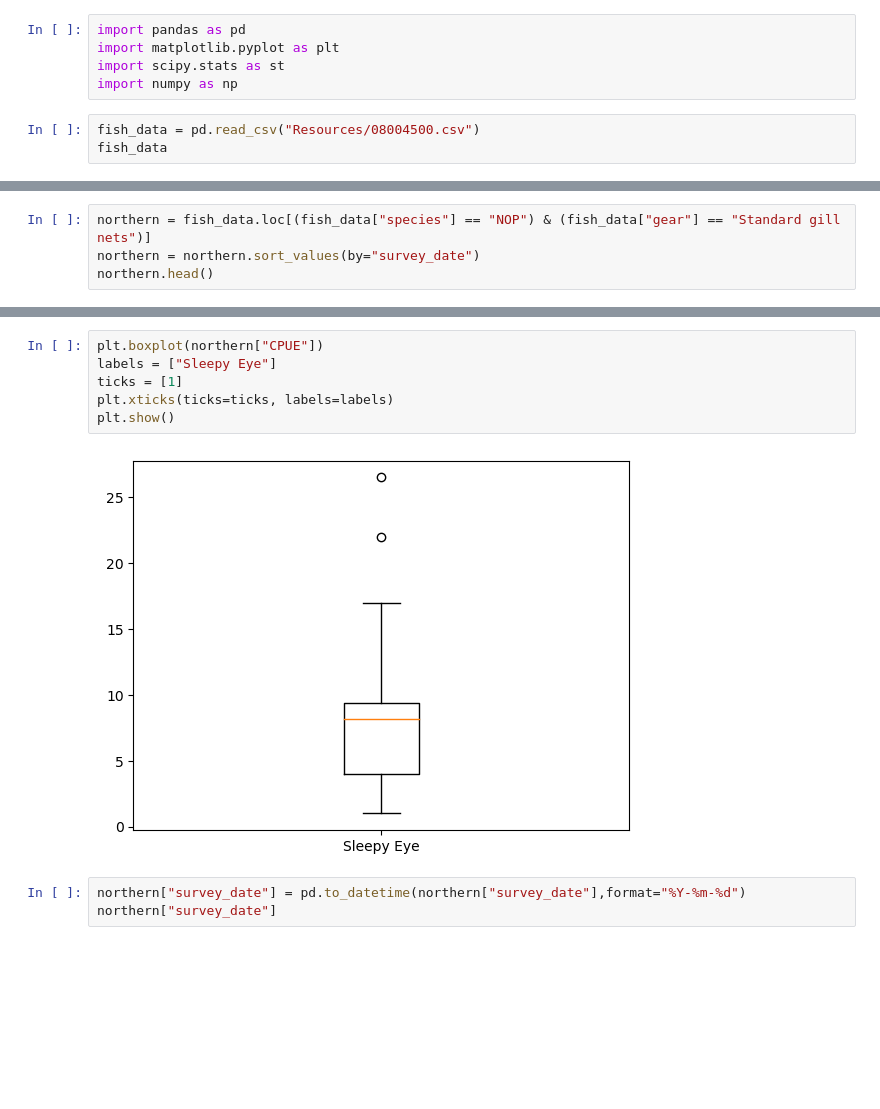
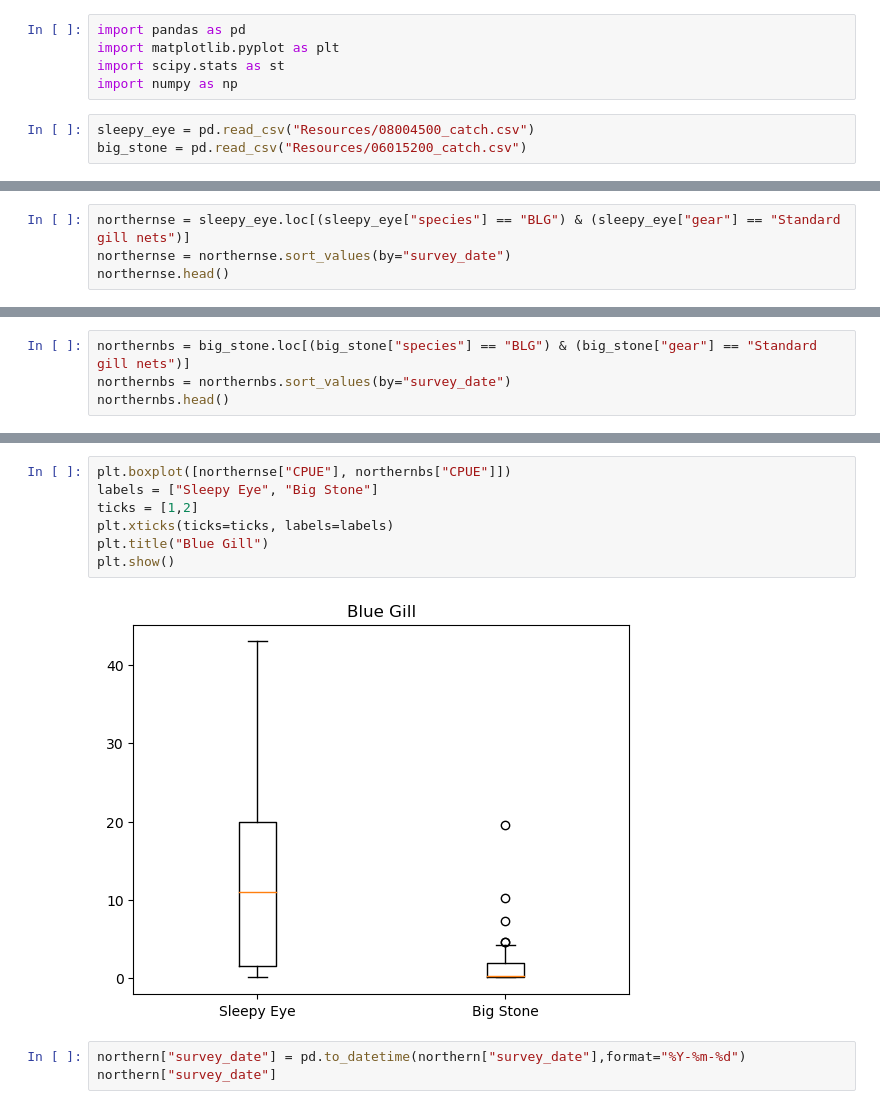
Before and after one commit to lwunderl/Minnesota-Fish-Explorer, a Jupyter notebook: Fish_Survey/fish_analysis.ipynb, the cells around one changed output, grey strips where cells are left out. Cells and saved outputs as stored; diff of their text form; blank space fills up the shorter version.

Commit message:
completed fish codes, started lake and species finder, played with analysis notebook

```diff
--- a/Fish_Survey/fish_analysis.ipynb
+++ b/Fish_Survey/fish_analysis.ipynb
@@ -4,5 +4,5 @@ import matplotlib.pyplot as plt
 import scipy.stats as st
 import numpy as np
 # %%
-fish_data = pd.read_csv("Resources/08004500.csv")
-fish_data
+sleepy_eye = pd.read_csv("Resources/08004500_catch.csv")
+big_stone = pd.read_csv("Resources/06015200_catch.csv")
@@ -23,6 +9,6 @@ fish_data
 # %%
-northern = fish_data.loc[(fish_data["species"] == "NOP") & (fish_data["gear"] == "Standard gill nets")]
-northern = northern.sort_values(by="survey_date")
-northern.head()
+northernse = sleepy_eye.loc[(sleepy_eye["species"] == "BLG") & (sleepy_eye["gear"] == "Standard gill nets")]
+northernse = northernse.sort_values(by="survey_date")
+northernse.head()
 # %% [output]
 |  | CPUE | averageWeight | gear | gearCount | quartileCount | quartileWeight | species | survey_ID | ... |
@@ -33,0 +20,4 @@ northern.head()
+# %%
+northernbs = big_stone.loc[(big_stone["species"] == "BLG") & (big_stone["gear"] == "Standard gill nets")]
+northernbs = northernbs.sort_values(by="survey_date")
+northernbs.head()
@@ -34,11 +31,12 @@ northern.head()
 # %%
-plt.boxplot(northern["CPUE"])
-labels = ["Sleepy Eye"]
-ticks = [1]
+plt.boxplot([northernse["CPUE"], northernbs["CPUE"]])
+labels = ["Sleepy Eye", "Big Stone"]
+ticks = [1,2]
 plt.xticks(ticks=ticks, labels=labels)
+plt.title("Blue Gill")
 plt.show()
 # %% [output]
-[figure, old version]
+[figure, new version]
 # %%
 northern["survey_date"] = pd.to_datetime(northern["survey_date"],format="%Y-%m-%d")
 northern["survey_date"]
```
Also changed, not shown: parts of 3 cells of this notebook, 7 other files.
